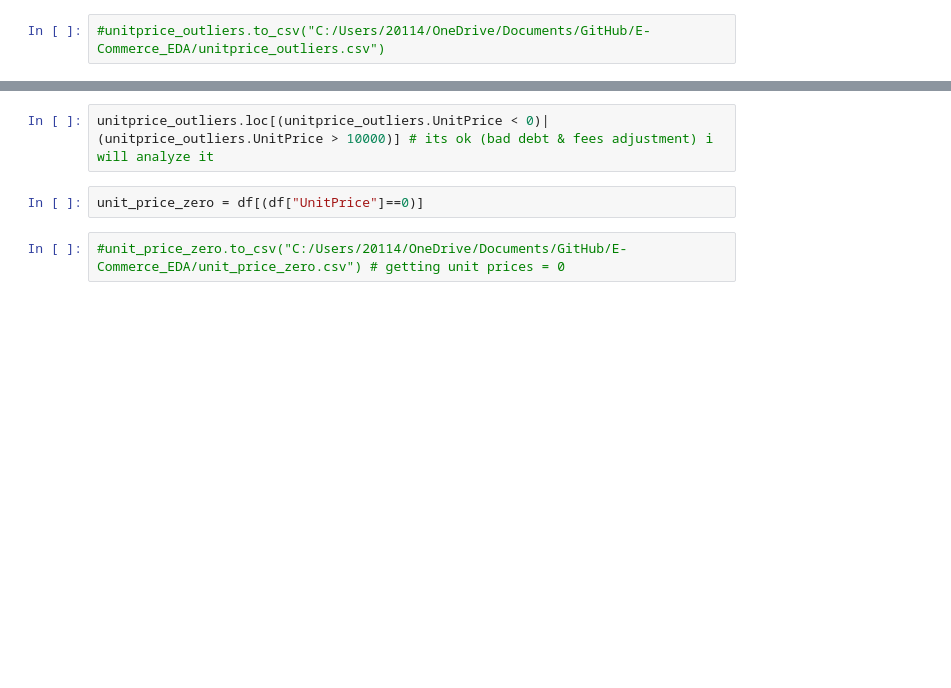
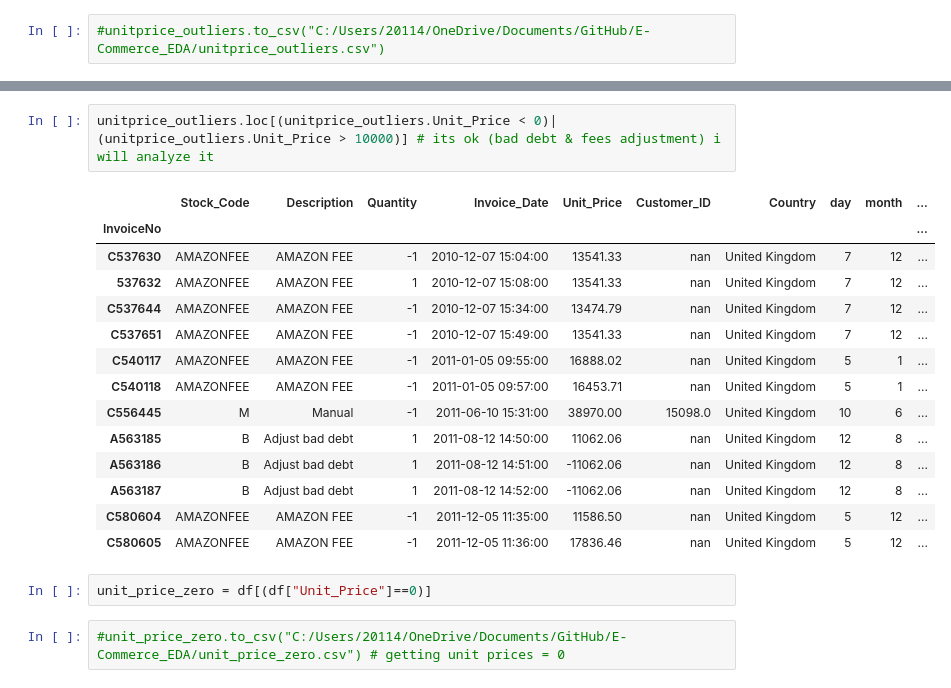
Before and after one commit to abdelrahmanbadoaayad/E-Commerce_EDA, a Jupyter notebook: e-commerce eda.ipynb, the cells around one changed output, grey strips where cells are left out. Saved outputs shown, nothing was run; the diff lists cells and outputs as text; blank space fills up the shorter version.

```diff
--- a/e-commerce eda.ipynb
+++ b/e-commerce eda.ipynb
@@ -179,7 +249,22 @@ unitprice_outliers.head(20)
 # %%
-unitprice_outliers.loc[(unitprice_outliers.UnitPrice < 0)|(unitprice_outliers.UnitPrice > 10000)] # its ok (bad debt & fees adjustment) i will analyze it
+unitprice_outliers.loc[(unitprice_outliers.Unit_Price < 0)|(unitprice_outliers.Unit_Price > 10000)] # its ok (bad debt & fees adjustment) i will analyze it
+# %% [output]
+|  | Stock_Code | Description | Quantity | Invoice_Date | Unit_Price | Customer_ID | Country | day | month | ... |
+| InvoiceNo |  |  |  |  |  |  |  |  |  | ... |
+| C537630 | AMAZONFEE | AMAZON FEE | -1 | 2010-12-07 15:04:00 | 13541.33 | nan | United Kingdom | 7 | 12 | ... |
+| 537632 | AMAZONFEE | AMAZON FEE | 1 | 2010-12-07 15:08:00 | 13541.33 | nan | United Kingdom | 7 | 12 | ... |
+| C537644 | AMAZONFEE | AMAZON FEE | -1 | 2010-12-07 15:34:00 | 13474.79 | nan | United Kingdom | 7 | 12 | ... |
+| C537651 | AMAZONFEE | AMAZON FEE | -1 | 2010-12-07 15:49:00 | 13541.33 | nan | United Kingdom | 7 | 12 | ... |
+| C540117 | AMAZONFEE | AMAZON FEE | -1 | 2011-01-05 09:55:00 | 16888.02 | nan | United Kingdom | 5 | 1 | ... |
+| C540118 | AMAZONFEE | AMAZON FEE | -1 | 2011-01-05 09:57:00 | 16453.71 | nan | United Kingdom | 5 | 1 | ... |
+| C556445 | M | Manual | -1 | 2011-06-10 15:31:00 | 38970.00 | 15098.0 | United Kingdom | 10 | 6 | ... |
+| A563185 | B | Adjust bad debt | 1 | 2011-08-12 14:50:00 | 11062.06 | nan | United Kingdom | 12 | 8 | ... |
+| A563186 | B | Adjust bad debt | 1 | 2011-08-12 14:51:00 | -11062.06 | nan | United Kingdom | 12 | 8 | ... |
+| A563187 | B | Adjust bad debt | 1 | 2011-08-12 14:52:00 | -11062.06 | nan | United Kingdom | 12 | 8 | ... |
+| C580604 | AMAZONFEE | AMAZON FEE | -1 | 2011-12-05 11:35:00 | 11586.50 | nan | United Kingdom | 5 | 12 | ... |
+| C580605 | AMAZONFEE | AMAZON FEE | -1 | 2011-12-05 11:36:00 | 17836.46 | nan | United Kingdom | 5 | 12 | ... |
 # %%
-unit_price_zero = df[(df["UnitPrice"]==0)]
+unit_price_zero = df[(df["Unit_Price"]==0)]
 # %%
 #unit_price_zero.to_csv("C:/Users/20114/OneDrive/Documents/GitHub/E-Commerce_EDA/unit_price_zero.csv") # getting unit prices = 0
 # %% [markdown]
```
Also changed, not shown: parts of 34 cells of this notebook.
